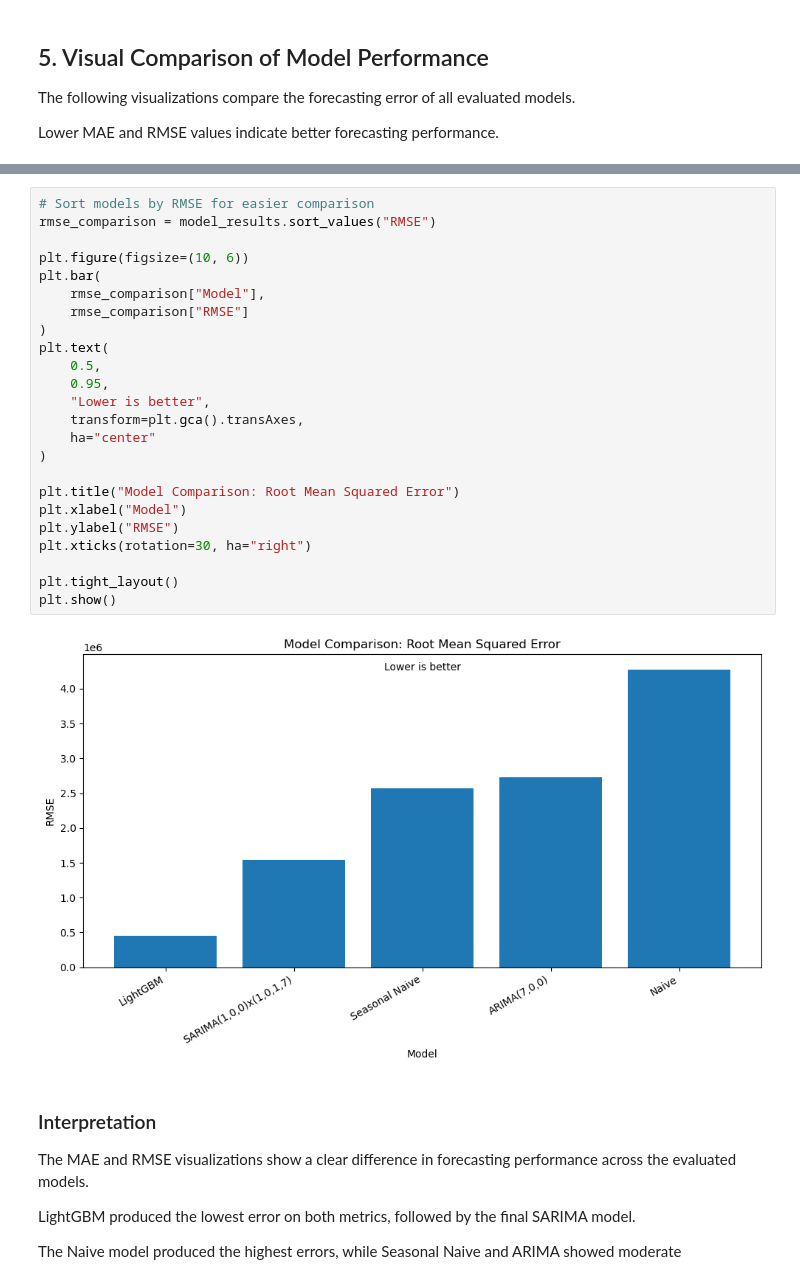
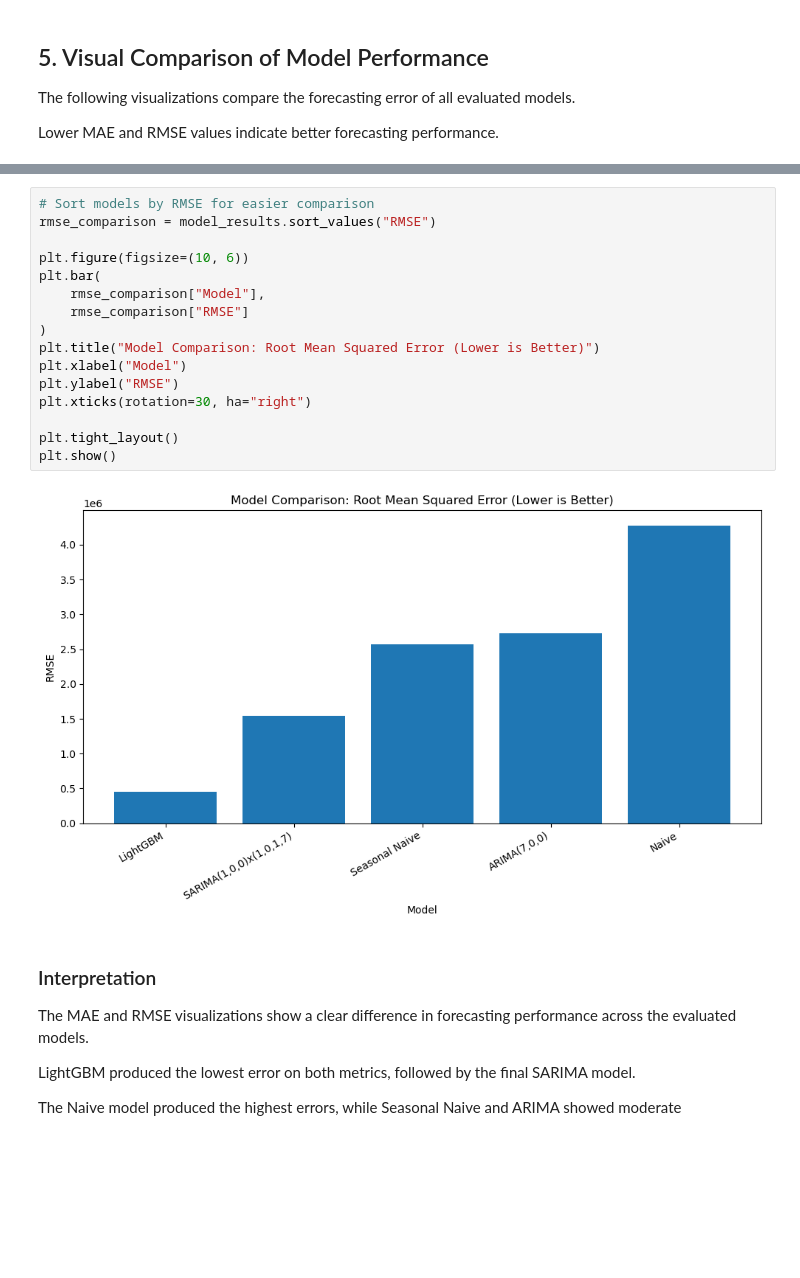
Before and after one commit to pradeepv777/retail-demand-forecast-api, a Jupyter notebook: notebooks/04_model_comparison.ipynb, the cells around one changed output, grey strips where cells are left out. Saved outputs shown, nothing was run; the diff lists cells and outputs as text; blank space fills up the shorter version.

```diff
--- a/notebooks/04_model_comparison.ipynb
+++ b/notebooks/04_model_comparison.ipynb
@@ -170,29 +163,21 @@ plt.show()
 # %%
 # Sort models by RMSE for easier comparison
 rmse_comparison = model_results.sort_values("RMSE")
 
 plt.figure(figsize=(10, 6))
 plt.bar(
     rmse_comparison["Model"],
     rmse_comparison["RMSE"]
 )
-plt.text(
-    0.5,
-    0.95,
-    "Lower is better",
-    transform=plt.gca().transAxes,
-    ha="center"
-)
-
-plt.title("Model Comparison: Root Mean Squared Error")
+plt.title("Model Comparison: Root Mean Squared Error (Lower is Better)")
 plt.xlabel("Model")
 plt.ylabel("RMSE")
 plt.xticks(rotation=30, ha="right")
 
 plt.tight_layout()
 plt.show()
 # %% [output]
-[figure, old version]
+[figure, new version]
 # %% [markdown]
 ### Interpretation
 
```
Also changed, not shown: parts of 1 cell of this notebook, 2 other files.
